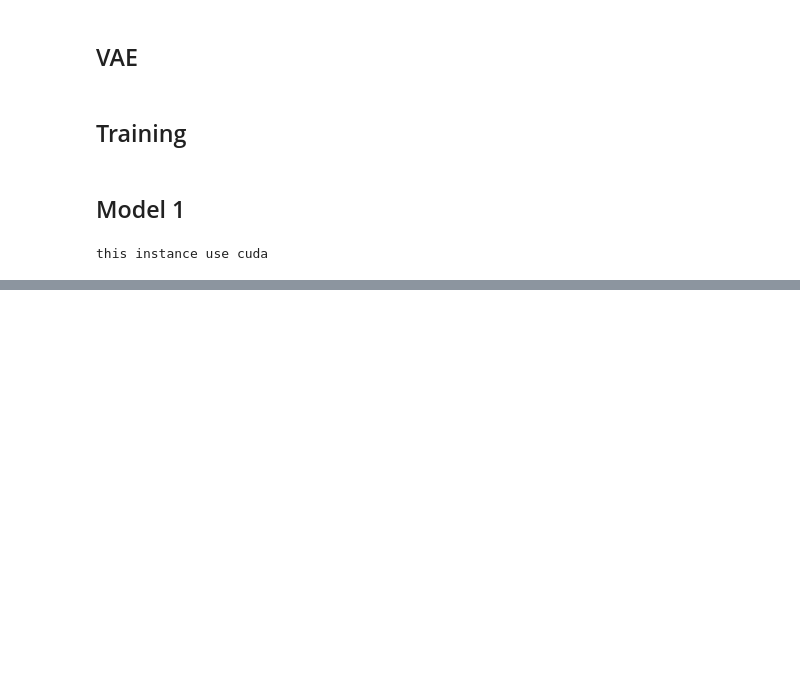
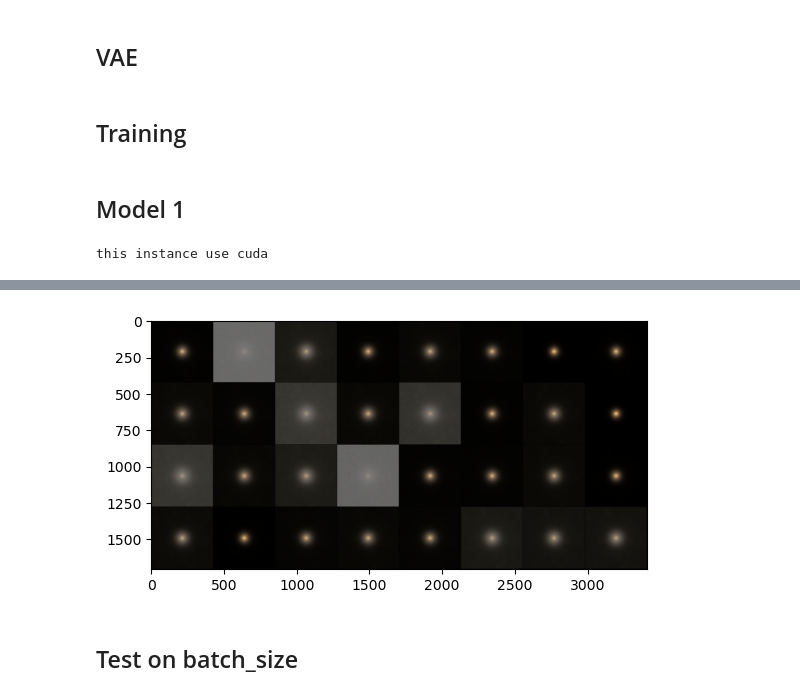
Before and after one commit to sirius59/project-dl, a Jupyter notebook: MLP_VAE.ipynb, the cells around one changed output, grey strips where cells are left out. Cells and saved outputs as stored; diff of their text form; code cells hidden in the pictures; blank space fills up the shorter version.

```diff
--- a/MLP_VAE.ipynb
+++ b/MLP_VAE.ipynb
@@ -210,0 +231,18 @@ show_images(utils.make_grid(test.view(test.shape[0],3,424,424)[:10]))
+# %%
+mu1=mus[0,0]
+mu2=mus[0,1]
+sigma1=np.exp(sigmas[0,0])
+sigma2=np.exp(sigmas[0,1])
+# %%
+mus1=np.random.normal(mu1,sigma1,32)
+mus2=np.random.normal(mu2,sigma2,32)
+mus=np.vstack((mus1,mus2))
+mus=np.transpose(mus)
+
+testTensor=torch.Tensor(mus)
+testimage=model.decode(testTensor)
+show_images(utils.make_grid(testimage.view(-1,3,424,424)))
+# %% [output]
+[figure, added]
+# %% [markdown]
+## Test on batch_size
```
Also changed, not shown: parts of 16 cells of this notebook, 12 other files.
